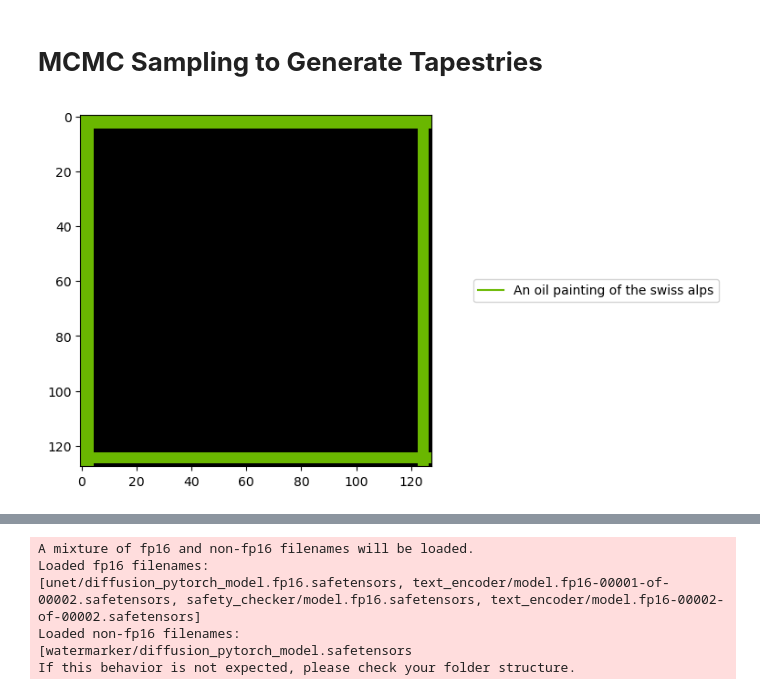
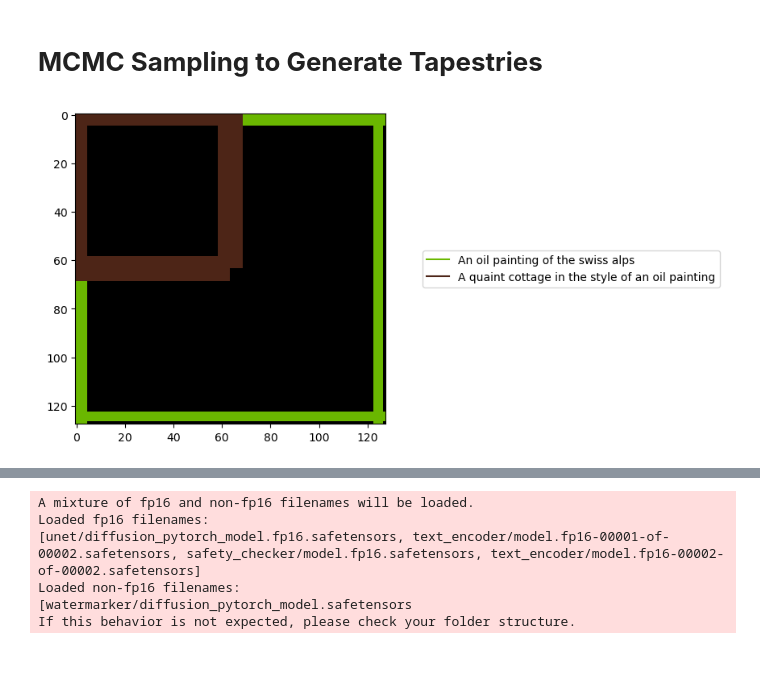
Before and after one commit to joshroy01/mcmc_visanagrams, a Jupyter notebook: prototyping/mcmc/image_tapestry.ipynb, the cells around one changed output, grey strips where cells are left out. Cells and saved outputs as stored; diff of their text form; code cells hidden in the pictures; blank space fills up the shorter version.

```diff
--- a/prototyping/mcmc/image_tapestry.ipynb
+++ b/prototyping/mcmc/image_tapestry.ipynb
@@ -100,11 +100,11 @@ context = {
         'string': "An oil painting of the swiss alps",
         'magnitude': guidance_mag
     },
-    # (1, 0, 0): {
-    #     # 'string': "An oil painting of a quaint cottage",
-    #     'string': "A quaint cottage in the style of an oil painting",
-    #     'magnitude': guidance_mag
-    # },
+    (1, 0, 0): {
+        # 'string': "An oil painting of a quaint cottage",
+        'string': "A quaint cottage in the style of an oil painting",
+        'magnitude': guidance_mag
+    },
     # (1, 64, 64): {
     #     # "string": "An oil painting of a german shepherd",
     #     "string": "A german shepherd dog in the style of an oil painting",
@@ -114,34 +114,34 @@ context = {
 
 # context = {
 #     (2, 0, 0):{'string':'A fantasy landscape, wallpaper, concept art, extremely detailed', 'magnitude':guidance_mag},
 #     (1, 60, 60):{'string':'a blue lake, fantasy, wallpaper, extremely detailed', 'magnitude':guidance_mag},
 #     (1, 20, 20):{'string':'A fancy castle, fantasy, wallpaper, extremely detailed', 'magnitude':guidance_mag},
 # }
 
 color_lookup = {}
 np.random.seed(1)
 for k, v in context.items():
     color_lookup[v['string']] = (np.random.uniform(size=(3, )), k[0]**2)
 
 plt.figure(figsize=(5, 5))
 img = visualize_context(128, 64, context, color_lookup)
 
 plt.imshow(img)
 
 for k, v in context.items():
     scale, xstart, ystart = k
     caption = v['string']
     color = color_lookup[caption][0]
     plt.plot([], [], color=color, label=caption)
 
 plt.legend(loc='center left', bbox_to_anchor=(1.1, 0.5))
 
 plt.savefig('composite_captions.pdf', bbox_inches='tight')
 plt.savefig('composite_captions.png', bbox_inches='tight', facecolor=plt.gca().get_facecolor())
 # %download_file composite_captions.pdf
 # %download_file composite_captions.png
 # %% [output]
-[figure, old version]
+[figure, new version]
 # %%
 has_cuda = torch.cuda.is_available()
 device = torch.device('cpu' if not has_cuda else 'cuda')
```
Also changed, not shown: parts of 5 cells of this notebook.
